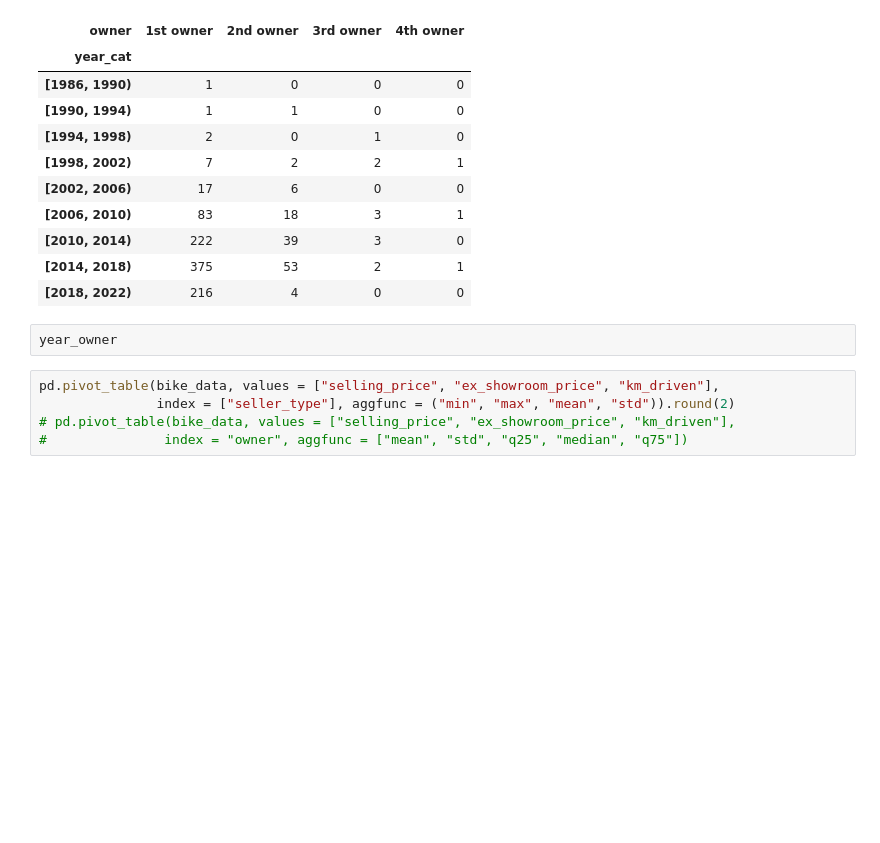
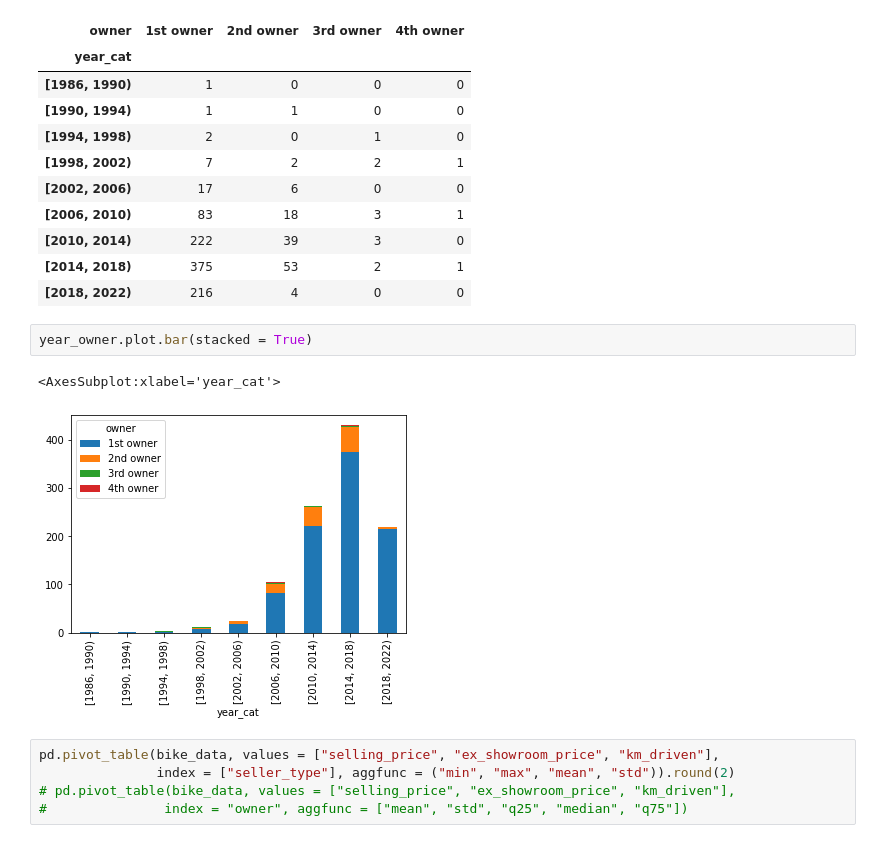
Before and after one commit to akoncsugit/ST590Project1, a Jupyter notebook: Project1.ipynb, the cells around one changed output. Saved outputs shown, nothing was run; the diff lists cells and outputs as text; blank space fills up the shorter version.

Commit message:
needed to click save, second chart

```diff
--- a/Project1.ipynb
+++ b/Project1.ipynb
@@ -152,7 +152,10 @@ year_owner
 | [2014, 2018) | 375 | 53 | 2 | 1 |
 | [2018, 2022) | 216 | 4 | 0 | 0 |
 # %%
-year_owner
+year_owner.plot.bar(stacked = True)
+# %% [output]
+<AxesSubplot:xlabel='year_cat'>
+[figure, added]
 # %%
 pd.pivot_table(bike_data, values = ["selling_price", "ex_showroom_price", "km_driven"],
                index = ["seller_type"], aggfunc = ("min", "max", "mean", "std")).round(2)
```
